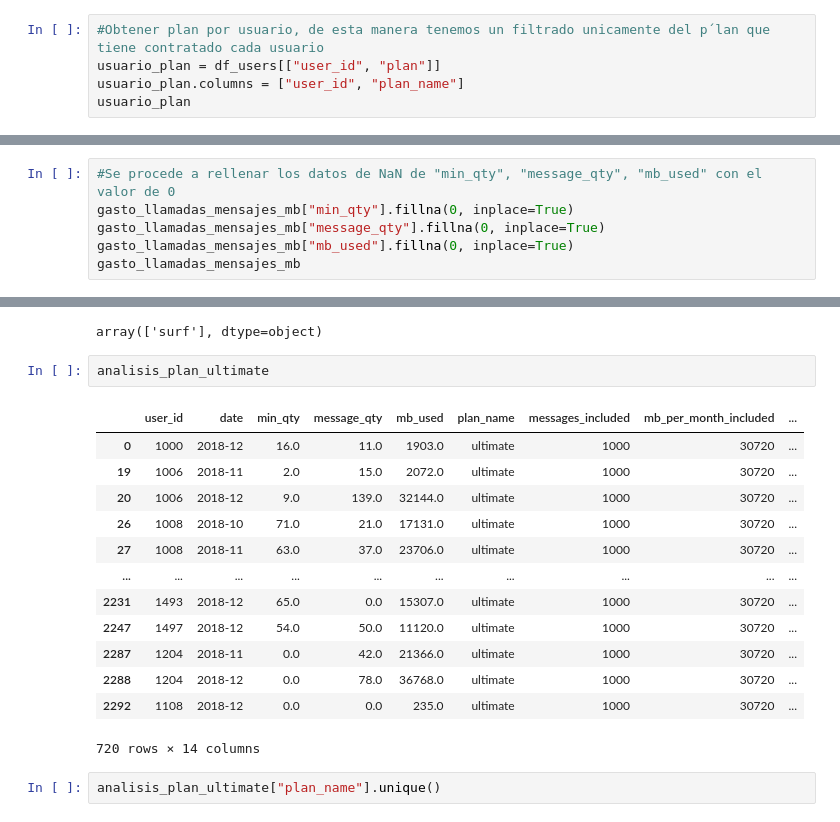
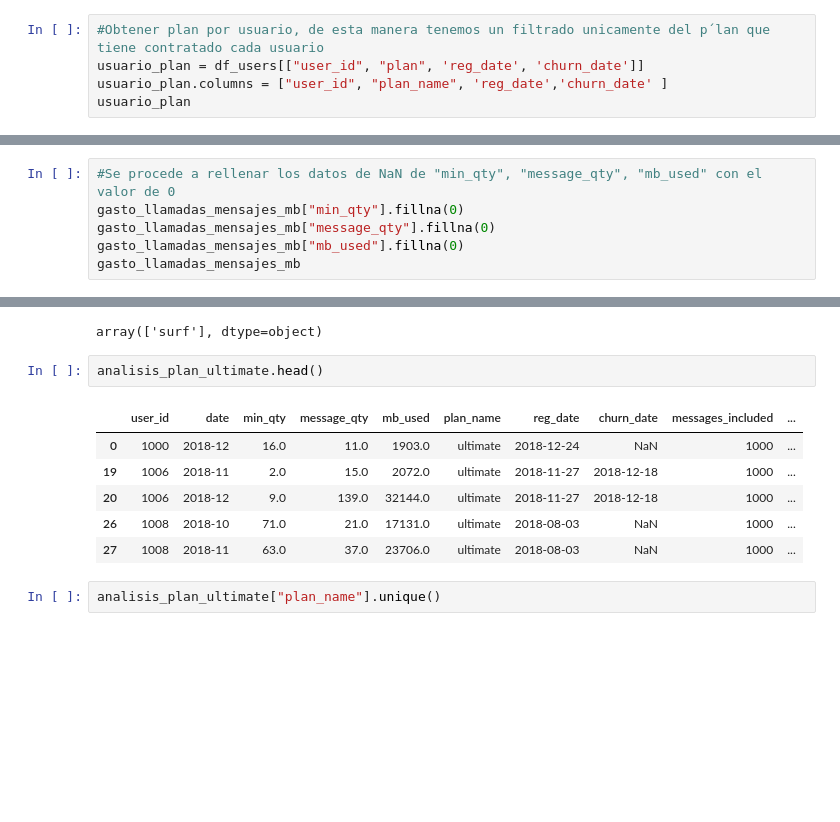
Before and after one commit to cristopherrexx-coder/Analisis-megaline, a Jupyter notebook: megaline_plans.ipynb, the cells around one changed output, grey strips where cells are left out. Drawn from its saved outputs; the diff is of its cells as text; blank space fills up the shorter version.

```diff
--- a/megaline_plans.ipynb
+++ b/megaline_plans.ipynb
@@ -162,6 +144,6 @@ print(df_users.sample(15))
 # %%
 #Obtener plan por usuario, de esta manera tenemos un filtrado unicamente del p´lan que tiene contratado cada usuario
-usuario_plan = df_users[["user_id", "plan"]]
-usuario_plan.columns = ["user_id", "plan_name"]
+usuario_plan = df_users[["user_id", "plan", 'reg_date', 'churn_date']]
+usuario_plan.columns = ["user_id", "plan_name", 'reg_date','churn_date' ]
 usuario_plan
 # %% [output]
@@ -892,9 +831,9 @@ gasto_llamadas_mensajes_mb["user_id"].nunique()
 Podemos observar que tenemos valores ausentes (NaN) en los apartados de ["min_qty", "message_qty", "mb_used"] ya que los usuarios relacionados a esos rows, no tienen por lo menos un registro en alguna de las columnas antes mencionadas, por lo que se procederá a rellenar dichos valores con 0.
 # %%
 #Se procede a rellenar los datos de NaN de "min_qty", "message_qty", "mb_used" con el valor de 0
-gasto_llamadas_mensajes_mb["min_qty"].fillna(0, inplace=True)
-gasto_llamadas_mensajes_mb["message_qty"].fillna(0, inplace=True)
-gasto_llamadas_mensajes_mb["mb_used"].fillna(0, inplace=True)
+gasto_llamadas_mensajes_mb["min_qty"].fillna(0)
+gasto_llamadas_mensajes_mb["message_qty"].fillna(0)
+gasto_llamadas_mensajes_mb["mb_used"].fillna(0)
 gasto_llamadas_mensajes_mb
 # %% [output]
 |  | user_id | date | min_qty | message_qty | mb_used |
@@ -1051,21 +969,14 @@ analisis_plan_surf["plan_name"].unique()
 # %% [output]
 array(['surf'], dtype=object)
 # %%
-analisis_plan_ultimate
+analisis_plan_ultimate.head()
 # %% [output]
-|  | user_id | date | min_qty | message_qty | mb_used | plan_name | messages_included | mb_per_month_included | ... |
-| 0 | 1000 | 2018-12 | 16.0 | 11.0 | 1903.0 | ultimate | 1000 | 30720 | ... |
-| 19 | 1006 | 2018-11 | 2.0 | 15.0 | 2072.0 | ultimate | 1000 | 30720 | ... |
-| 20 | 1006 | 2018-12 | 9.0 | 139.0 | 32144.0 | ultimate | 1000 | 30720 | ... |
-| 26 | 1008 | 2018-10 | 71.0 | 21.0 | 17131.0 | ultimate | 1000 | 30720 | ... |
-| 27 | 1008 | 2018-11 | 63.0 | 37.0 | 23706.0 | ultimate | 1000 | 30720 | ... |
-| ... | ... | ... | ... | ... | ... | ... | ... | ... | ... |
-| 2231 | 1493 | 2018-12 | 65.0 | 0.0 | 15307.0 | ultimate | 1000 | 30720 | ... |
-| 2247 | 1497 | 2018-12 | 54.0 | 50.0 | 11120.0 | ultimate | 1000 | 30720 | ... |
-| 2287 | 1204 | 2018-11 | 0.0 | 42.0 | 21366.0 | ultimate | 1000 | 30720 | ... |
-| 2288 | 1204 | 2018-12 | 0.0 | 78.0 | 36768.0 | ultimate | 1000 | 30720 | ... |
-| 2292 | 1108 | 2018-12 | 0.0 | 0.0 | 235.0 | ultimate | 1000 | 30720 | ... |
+|  | user_id | date | min_qty | message_qty | mb_used | plan_name | reg_date | churn_date | messages_included | ... |
+| 0 | 1000 | 2018-12 | 16.0 | 11.0 | 1903.0 | ultimate | 2018-12-24 | NaN | 1000 | ... |
+| 19 | 1006 | 2018-11 | 2.0 | 15.0 | 2072.0 | ultimate | 2018-11-27 | 2018-12-18 | 1000 | ... |
+| 20 | 1006 | 2018-12 | 9.0 | 139.0 | 32144.0 | ultimate | 2018-11-27 | 2018-12-18 | 1000 | ... |
+| 26 | 1008 | 2018-10 | 71.0 | 21.0 | 17131.0 | ultimate | 2018-08-03 | NaN | 1000 | ... |
+| 27 | 1008 | 2018-11 | 63.0 | 37.0 | 23706.0 | ultimate | 2018-08-03 | NaN | 1000 | ... |
-720 rows × 14 columns
 # %%
 analisis_plan_ultimate["plan_name"].unique()
 # %% [output]
```
Also changed, not shown: parts of 85 cells of this notebook.
